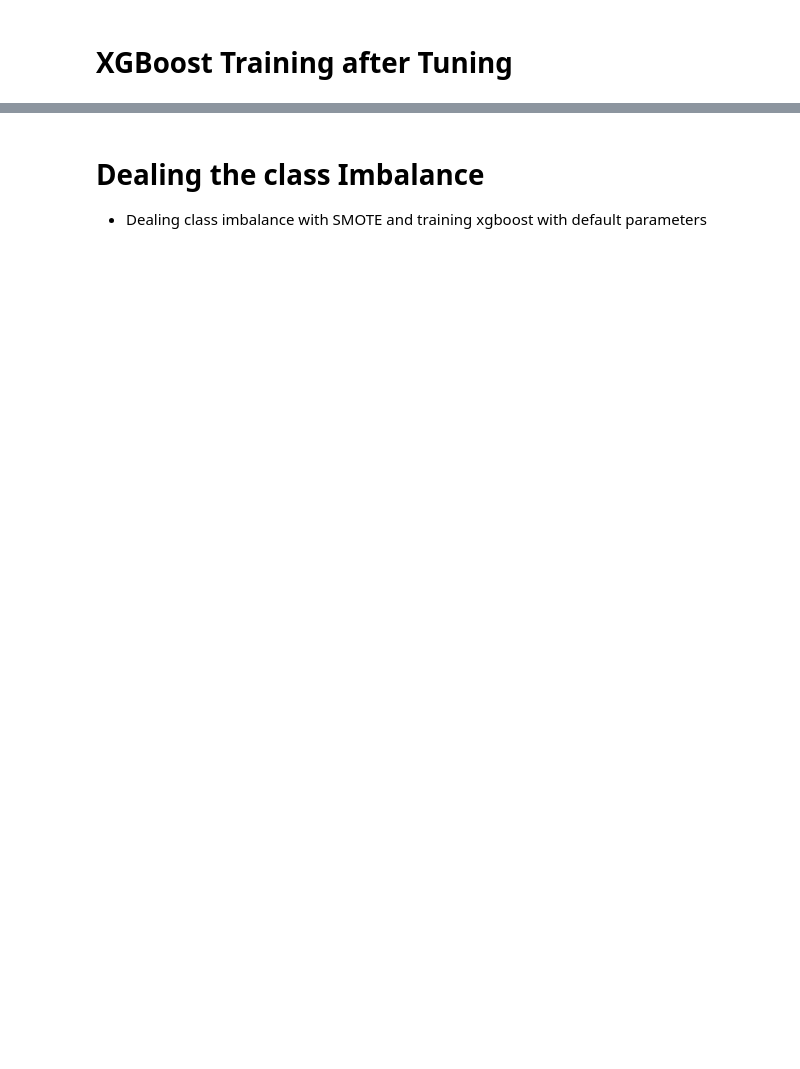
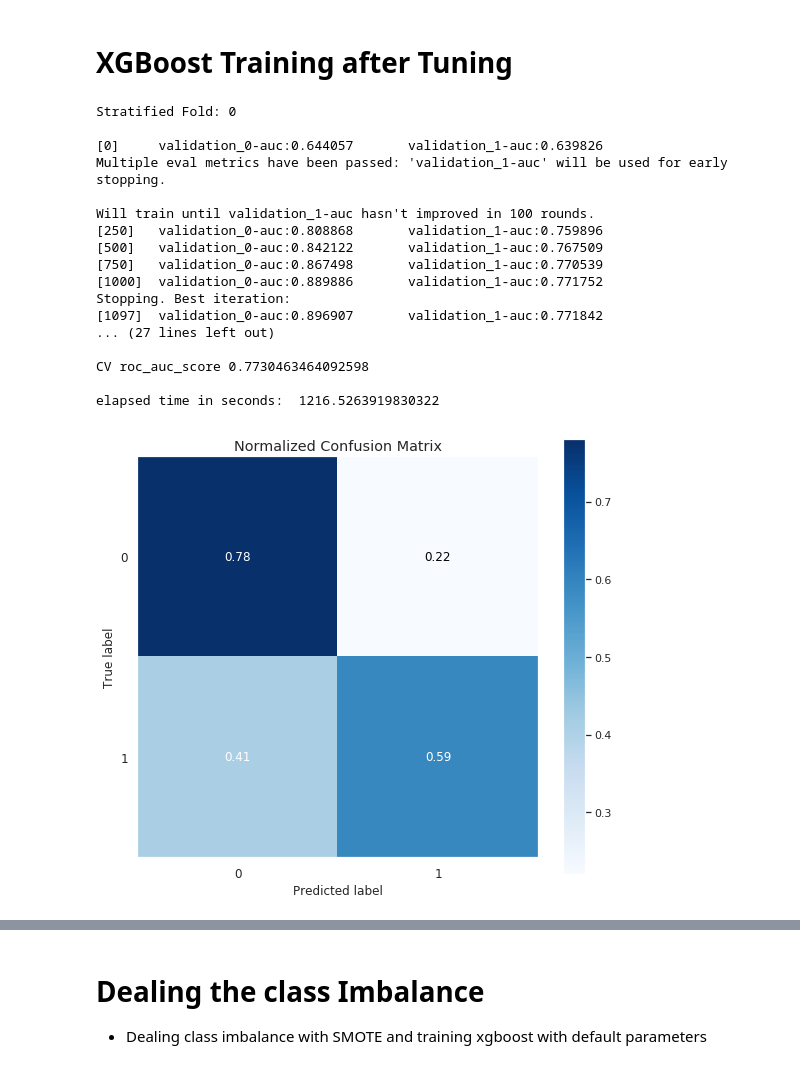
Before and after one commit to praxitelisk/CATegorical-Feature-Encoding-Challenge, a Jupyter notebook: CATegorical-feature-encoding-challenge-eda-ml.ipynb, the cells around one changed output, grey strips where cells are left out. Cells and saved outputs as stored; diff of their text form; code cells hidden in the pictures; blank space fills up the shorter version.

```diff
--- a/CATegorical-feature-encoding-challenge-eda-ml.ipynb
+++ b/CATegorical-feature-encoding-challenge-eda-ml.ipynb
@@ -444,32 +656,51 @@ print("CV roc_auc_score", roc_auc_score(yvalid, predictions_probas_list[:,1], av
 
 print()
 print("elapsed time in seconds: ", time.time() - start_time)
 
 sns.set(rc={'figure.figsize':(8,8)})
 skplt.metrics.plot_confusion_matrix(yvalid, predictions, normalize=True)
 
 sns.set(rc={'figure.figsize':(8,8)})
 skplt.metrics.plot_roc(yvalid, predictions_probas)
 
 sns.set(rc={'figure.figsize':(8,8)})
 skplt.metrics.plot_ks_statistic(yvalid, predictions_probas)
 
 sns.set(rc={'figure.figsize':(8,8)})
 skplt.metrics.plot_precision_recall(yvalid, predictions_probas)
 
 sns.set(rc={'figure.figsize':(8,8)})
 skplt.metrics.plot_cumulative_gain(yvalid, predictions_probas)
 
 sns.set(rc={'figure.figsize':(8,8)})
 skplt.metrics.plot_lift_curve(yvalid, predictions_probas)
 
 sns.set(rc={'figure.figsize':(12, 38)})
-xgb.plot_importance(clf_stra_xgb, title='Feature importance', xlabel='F score', ylabel='Features')
+xgb.plot_importance(clf_stra_tuned_xgb, title='Feature importance', xlabel='F score', ylabel='Features')
 
-clf_stats_df = clf_stats_df.append({"clf_name": "clf_tuned_xgb",
+clf_stats_df = clf_stats_df.append({"clf_name": "clf_stra_tuned_xgb",
                      "F1-score":f1_score(yvalid, predictions, average = "macro"),
                      "auc-score": roc_auc_score(yvalid, predictions_probas_list[:,1], average = "macro")}, ignore_index=True)
 
 print()
 import gc
 gc.collect();
+# %% [output]
+Stratified Fold: 0
+
+[0]     validation_0-auc:0.644057       validation_1-auc:0.639826
+Multiple eval metrics have been passed: 'validation_1-auc' will be used for early stopping.
+
+Will train until validation_1-auc hasn't improved in 100 rounds.
+[250]   validation_0-auc:0.808868       validation_1-auc:0.759896
+[500]   validation_0-auc:0.842122       validation_1-auc:0.767509
+[750]   validation_0-auc:0.867498       validation_1-auc:0.770539
+[1000]  validation_0-auc:0.889886       validation_1-auc:0.771752
+Stopping. Best iteration:
+[1097]  validation_0-auc:0.896907       validation_1-auc:0.771842
+... (27 lines left out)
+
+CV roc_auc_score 0.7730463464092598
+
+elapsed time in seconds:  1216.5263919830322
+[figure, added]
```
Also changed, not shown: parts of 30 cells of this notebook.
